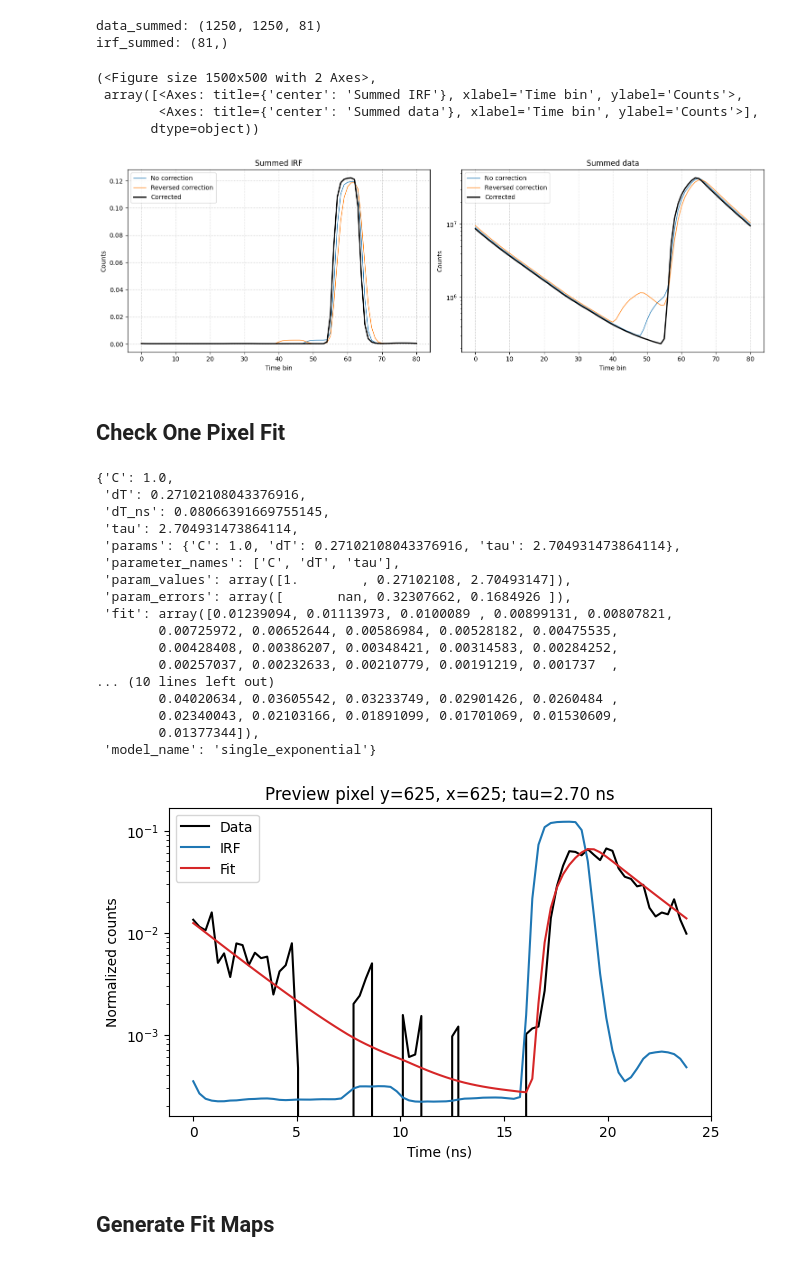
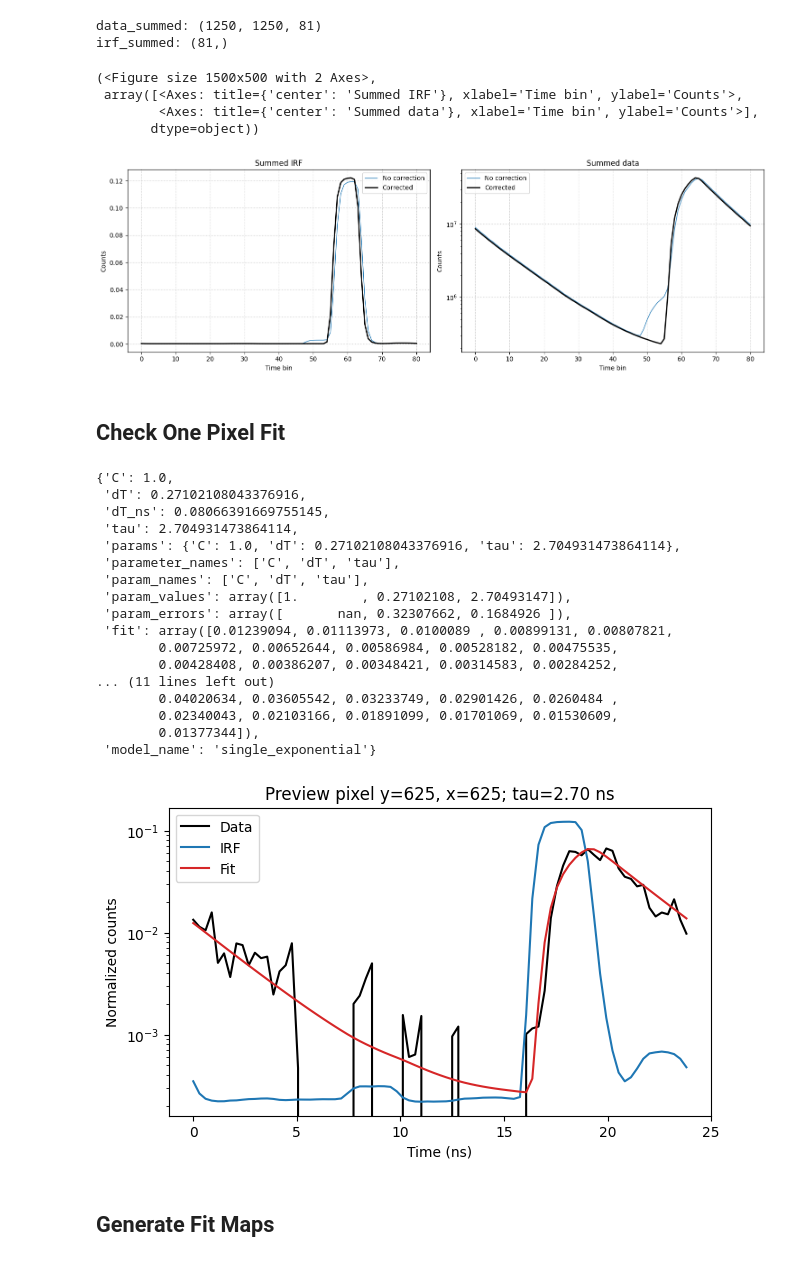
Before and after one commit to VicidominiLab/BrightEyes, a Jupyter notebook: examples/imaging/flism/LaminaTubolin Fit.ipynb, the cells around one changed output. Drawn from its saved outputs; the diff is of its cells as text; code cells hidden in the pictures.

```diff
--- a/examples/imaging/flism/LaminaTubolin Fit.ipynb
+++ b/examples/imaging/flism/LaminaTubolin Fit.ipynb
@@ -64,8 +64,10 @@ with h5py.File(DATA_CALIBRATE, "r") as hf:
     pxdwelltime = float(metadata["pixel_dwell_time_us"])
 
     data_input = hf["raw/spad"][:]
-    channel_skew = calibration["timing/channel_skew_bins"][:]
     aligned_irf_trace = calibration["aligned/irf_trace"][:]
+
+    data_summed = load_default_output_spad(hf, selection=np.s_[0, 0, ...])
+    irf_summed = load_default_irf(hf)
 
 t = np.arange(nbin, dtype=float) * laser_period_ns / nbin
 
@@ -85,24 +87,8 @@ pxdwelltime: 162.0
 # %%
 irf_trace = np.asarray(aligned_irf_trace, dtype=float)
 # %%
-data_summed = sum_channel_applying_shifts(data_input, channel_skew, axis=())[0, 0, ...]
-irf_summed = sum_channel_applying_shifts(irf_trace, channel_skew, axis=())
-
-data_summed_rev = sum_channel_applying_shifts(
-    data_input,
-    channel_skew,
-    axis=(),
-    reverse_shifts=False,
-)[0, 0, ...]
-irf_summed_rev = sum_channel_applying_shifts(
-    irf_trace,
-    channel_skew,
-    axis=(),
-    reverse_shifts=False,
-)
-
 data_summed_no_alignment = np.sum(data_input, axis=(0, 1, 2, 3, 5))
-irf_summed_no_alignment = np.sum(irf_trace, axis=-1)
+irf_summed_no_alignment = np.sum(aligned_irf_trace, axis=-1)
 
 print("data_summed:", data_summed.shape)
 print("irf_summed:", irf_summed.shape)
@@ -112,18 +98,16 @@ irf_summed: (81,)
 # %%
 graph.plot_channel_skew_correction(
     irf_no_alignment=irf_summed_no_alignment,
     irf_aligned=irf_summed,
-    irf_reversed=irf_summed_rev,
     data_no_alignment=data_summed_no_alignment,
     data_aligned=data_summed.sum(axis=(0, 1)),
-    data_reversed=data_summed_rev.sum(axis=(0, 1)),
 )
 # %% [output]
 (<Figure size 1500x500 with 2 Axes>,
  array([<Axes: title={'center': 'Summed IRF'}, xlabel='Time bin', ylabel='Counts'>,
         <Axes: title={'center': 'Summed data'}, xlabel='Time bin', ylabel='Counts'>],
        dtype=object))
-[figure, old version]
+[figure, new version]
 # %% [markdown]
 ## Check One Pixel Fit
 # %%
@@ -173,13 +157,13 @@ preview_result
  'tau': 2.704931473864114,
  'params': {'C': 1.0, 'dT': 0.27102108043376916, 'tau': 2.704931473864114},
  'parameter_names': ['C', 'dT', 'tau'],
+ 'param_names': ['C', 'dT', 'tau'],
  'param_values': array([1.        , 0.27102108, 2.70493147]),
  'param_errors': array([       nan, 0.32307662, 0.1684926 ]),
  'fit': array([0.01239094, 0.01113973, 0.0100089 , 0.00899131, 0.00807821,
         0.00725972, 0.00652644, 0.00586984, 0.00528182, 0.00475535,
         0.00428408, 0.00386207, 0.00348421, 0.00314583, 0.00284252,
-        0.00257037, 0.00232633, 0.00210779, 0.00191219, 0.001737  ,
-... (10 lines left out)
+... (11 lines left out)
         0.04020634, 0.03605542, 0.03233749, 0.02901426, 0.0260484 ,
         0.02340043, 0.02103166, 0.01891099, 0.01701069, 0.01530609,
         0.01377344]),
```
Also changed, not shown: parts of 2 cells of this notebook, 24 other files.
